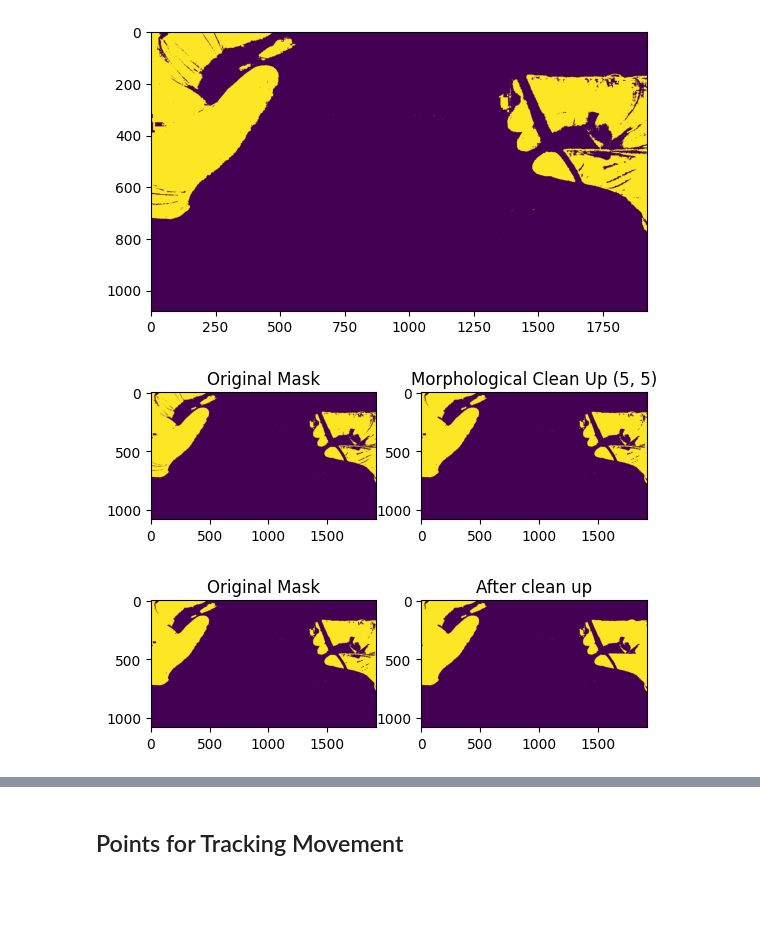
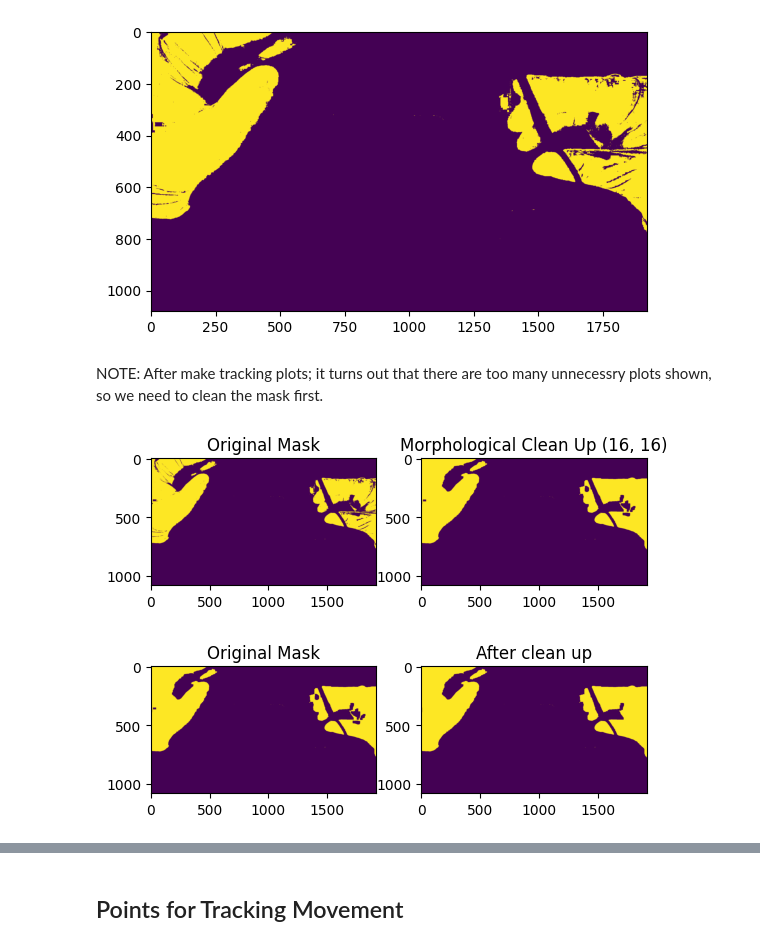
Before and after one commit to Napwillcode8848/OpenSutureNet, a Jupyter notebook: notebooks/segment_glove.ipynb, the cells around one changed output, grey strips where cells are left out. Drawn from its saved outputs; the diff is of its cells as text; code cells hidden in the pictures; blank space fills up the shorter version.

```diff
--- a/notebooks/segment_glove.ipynb
+++ b/notebooks/segment_glove.ipynb
@@ -245,33 +243,35 @@ plt.imshow(mask)
 plt.show()
 # %% [output]
 [figure]
+# %% [markdown]
+NOTE: After make tracking plots; it turns out that there are too many unnecessry plots shown, so we need to clean the mask first.
 # %%
 import cv2
 import numpy as np
 
 # bigger kernel stronger filling
-size = (7,7) # lets stick with 7s for now
+size = (16, 16) # lets stick with 7s for now
 kernel = np.ones(size, np.uint8)
 
 closed_mask = cv2.morphologyEx(
     mask,
     cv2.MORPH_CLOSE,
     kernel
 )
 
 # plot it out to see the result
 plt.subplot(1,2,1)
 plt.imshow(mask)
 plt.title("Original Mask")
 
 plt.subplot(1,2,2)
 plt.imshow(closed_mask)
 plt.title(f"Morphological Clean Up {str(size)}")
 
 plt.savefig(f"../result/test/plot_{size}.png")
 plt.show()
 # %% [output]
-[figure, old version]
+[figure, new version]
 # %%
 def plot_compare(left_item, right_item):
     plt.subplot(1,2,1)
@@ -316,4 +316,4 @@ plot_compare(closed_mask, filled_mask)
 # print(type(filled_mask))
 # np.savetxt("../result/test/filled_mask.txt", filled_mask, fmt="%d")
 # %% [output]
-[figure, old version]
+[figure, new version]
```
Also changed, not shown: parts of 24 cells of this notebook, 1 other file.
